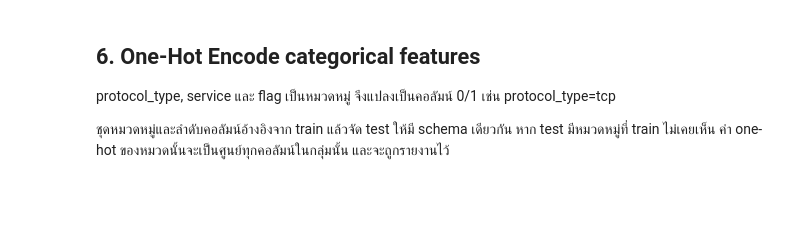
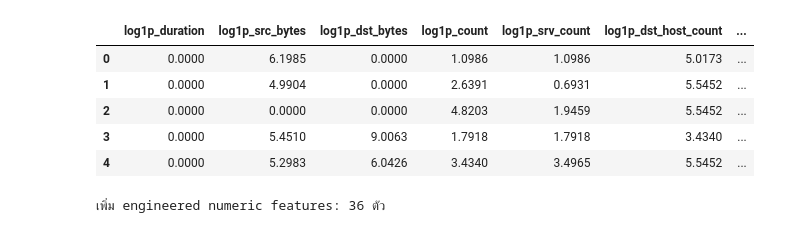
Before and after one commit to kokonj456-dotcom/CSI-ML-Network-Traffic-Detection, a Jupyter notebook: data-pipeline/nsl_feature_engineering.ipynb, the cells around one changed output. Cells and saved outputs as stored; diff of their text form; code cells hidden in the pictures; blank space fills up the shorter version.

```diff
--- a/data-pipeline/nsl_feature_engineering.ipynb
+++ b/data-pipeline/nsl_feature_engineering.ipynb
@@ -160,13 +181,10 @@ engineered_descriptions = {
     "total_bytes": "src_bytes + dst_bytes: ปริมาณข้อมูลรวมสองทิศทาง",
     "log1p_total_bytes": "log1p(total_bytes): ปริมาณรวมในสเกลที่บีบช่วงแล้ว",
     "signed_log_byte_difference": "sign(src-dst) * log1p(abs(src-dst)): ทิศทางและขนาดความต่างของ bytes",
-    "log_byte_duration_ratio": "log1p(total_bytes) - log1p(duration): ความเข้มของ bytes เทียบกับ duration",
-    "srv_to_connection_ratio": "srv_count / (count + 1): ดัชนีเปรียบเทียบ connection กับ service count",
-    "connection_service_gap": "count - srv_count: ผลต่างระหว่าง connection count กับ service count; อาจติดลบ",
     "syn_error_mean": "ค่าเฉลี่ย serror_rate และ srv_serror_rate",
     "reject_error_mean": "ค่าเฉลี่ย rerror_rate และ srv_rerror_rate",
     "overall_error_rate": "ค่าเฉลี่ย error rate ระดับ connection/service",
-    "host_service_count_ratio": "dst_host_srv_count / (dst_host_count + 1): ดัชนีเปรียบเทียบที่อาจมากกว่า 1",
+    "host_service_count_ratio": "dst_host_srv_count / (dst_host_count + 1)",
     "host_service_rate_gap": "dst_host_same_srv_rate - same_srv_rate",
     "host_error_mean": "ค่าเฉลี่ย error rate สี่ตัวในระดับ destination host",
     "has_root_activity": "มี root_shell, su_attempted หรือ num_root มากกว่า 0",
@@ -201,48 +219,40 @@ def build_engineered_columns(frame):
     result["signed_log_byte_difference"] = (
         np.sign(byte_diff) * np.log1p(byte_diff.abs())
     )
-    result["log_byte_duration_ratio"] = (
-        np.log1p(result["total_bytes"].clip(lower=0))
-        - np.log1p(frame["duration"].clip(lower=0))
-    )
-
-    result["srv_to_connection_ratio"] = (
-        frame["srv_count"] / (frame["count"] + 1)
-    )
-    result["connection_service_gap"] = frame["count"] - frame["srv_count"]
-
     result["syn_error_mean"] = (
         frame["serror_rate"] + frame["srv_serror_rate"]
     ) / 2
     result["reject_error_mean"] = (
         frame["rerror_rate"] + frame["srv_rerror_rate"]
     ) / 2
     result["overall_error_rate"] = frame[
         ["serror_rate", "srv_serror_rate", "rerror_rate", "srv_rerror_rate"]
     ].mean(axis=1)
 
     result["host_service_count_ratio"] = (
         frame["dst_host_srv_count"] / (frame["dst_host_count"] + 1)
     )
     result["host_service_rate_gap"] = (
         frame["dst_host_same_srv_rate"] - frame["same_srv_rate"]
     )
     host_error_cols = [
         "dst_host_serror_rate",
         "dst_host_srv_serror_rate",
         "dst_host_rerror_rate",
         "dst_host_srv_rerror_rate",
     ]
     result["host_error_mean"] = frame[host_error_cols].mean(axis=1)
 
     return result
 
 engineered_preview = build_engineered_columns(datasets["KDDTrain"])
 display(engineered_preview.head())
 print(f"เพิ่ม engineered numeric features: {engineered_preview.shape[1]} ตัว")
+# %% [output]
+|  | log1p_duration | log1p_src_bytes | log1p_dst_bytes | log1p_count | log1p_srv_count | log1p_dst_host_count | ... |
+| 0 | 0.0000 | 6.1985 | 0.0000 | 1.0986 | 1.0986 | 5.0173 | ... |
+| 1 | 0.0000 | 4.9904 | 0.0000 | 2.6391 | 0.6931 | 5.5452 | ... |
+| 2 | 0.0000 | 0.0000 | 0.0000 | 4.8203 | 1.9459 | 5.5452 | ... |
+| 3 | 0.0000 | 5.4510 | 9.0063 | 1.7918 | 1.7918 | 3.4340 | ... |
+| 4 | 0.0000 | 5.2983 | 6.0426 | 3.4340 | 3.4965 | 5.5452 | ... |
+เพิ่ม engineered numeric features: 36 ตัว
-# %% [markdown]
-## 6. One-Hot Encode categorical features
-
-protocol_type, service และ flag เป็นหมวดหมู่ จึงแปลงเป็นคอลัมน์ 0/1 เช่น protocol_type=tcp
-
-ชุดหมวดหมู่และลำดับคอลัมน์อ้างอิงจาก train แล้วจัด test ให้มี schema เดียวกัน หาก test มีหมวดหมู่ที่ train ไม่เคยเห็น ค่า one-hot ของหมวดนั้นจะเป็นศูนย์ทุกคอลัมน์ในกลุ่มนั้น และจะถูกรายงานไว้
```
Also changed, not shown: parts of 32 cells of this notebook, 15 other files.
